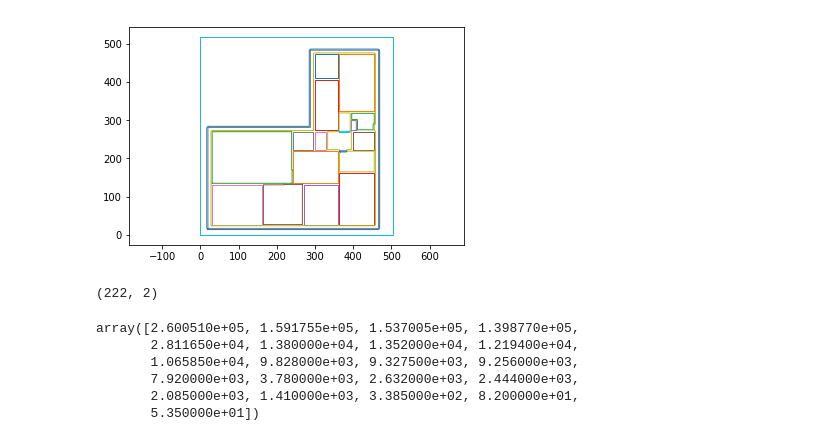
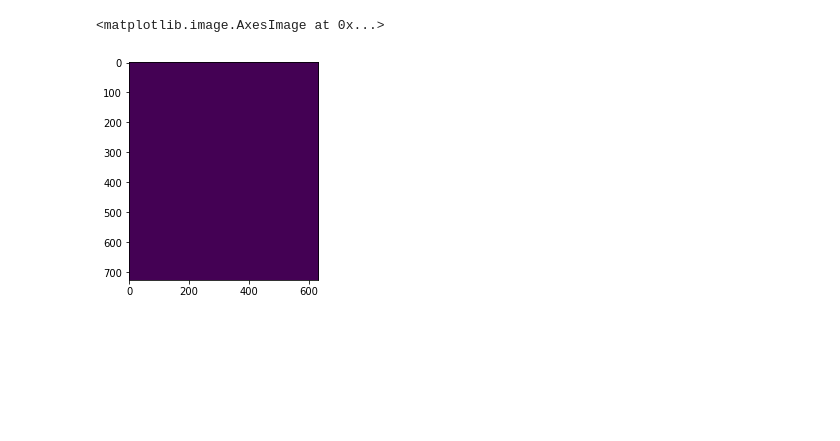
Before and after one commit to saeranv/CubiCasa5k, a Jupyter notebook: floorplan_bem/floorplan_bem.ipynb, the cells around one changed output. Drawn from its saved outputs; the diff is of its cells as text; code cells hidden in the pictures; blank space fills up the shorter version.

```diff
--- a/floorplan_bem/floorplan_bem.ipynb
+++ b/floorplan_bem/floorplan_bem.ipynb
@@ -148,55 +437,0 @@ img_x, img_y = img.shape
-# %%
-
-block_size = 5 # size of pixel neighborhood for threshold
-bias = 2 # subtract from mean
-
-_thresh = cv2.adaptiveThreshold(
-    img, 255, cv2.ADAPTIVE_THRESH_GAUSSIAN_C, cv2.THRESH_BINARY, block_size, bias)
-
-#plt.imshow(_thresh, cmap='gray')
-#print(np.unique(thresh))
-
-#kernel = cv2.getStructuringElement(cv2.MORPH_ELLIPSE,(1,1))
-#_thresh = cv2.dilate(_thresh, kernel).copy()
-# the '[:-1]' is used to skip the contour at the outer border of the image
-#_contours = cv2.findContours(_thresh, cv2.RETR_TREE, cv2.CHAIN_APPROX_SIMPLE)
-_, _contours, hier = cv2.findContours(_thresh, cv2.RETR_CCOMP, cv2.CHAIN_APPROX_SIMPLE)
-contours = _contours
-n_contours = len(contours)
-
-# https://docs.opencv.org/3.4/d9/d8b/tutorial_py_contours_hierarchy.html
-# [Next, Previous, First_Child, Parent]
-#parents = hier[:, 2]
-#parents = parents[np.where(parents > 0)]
-
-xpts, ypts = [], []
-f, a = plt.subplots(1, 1)
-poly_contours = [0.0] * n_contours
-for i in range(n_contours):
-    poly_contour = connect_xy(*extract_xy(contours[i]))
-    poly_contours[i] = poly_contour
-    xpts.extend(poly_contour[0])
-    ypts.extend(poly_contour[1])
-    a.plot(*poly_contour, linewidth=1)
-    a.axis('equal')
-# %% [output]
-[figure, removed]
-# %%
-# Project to x/y axis
-xpts, ypts = np.array(xpts), np.array(ypts)
-_zeros = np.zeros(len(xpts))
-_xproj = np.array([xpts, _zeros]).T
-_yproj = np.array([_zeros, ypts]).T
-_pts = np.array([xpts, ypts]).T
-print(_xproj.shape)
-# %% [output]
-(222, 2)
-# %%
-np.sort([to_poly_sh(*polyc).area for polyc in poly_contours])[::-1]
-# %% [output]
-array([2.600510e+05, 1.591755e+05, 1.537005e+05, 1.398770e+05,
-       2.811650e+04, 1.380000e+04, 1.352000e+04, 1.219400e+04,
-       1.065850e+04, 9.828000e+03, 9.327500e+03, 9.256000e+03,
-       7.920000e+03, 3.780000e+03, 2.632000e+03, 2.444000e+03,
-       2.085000e+03, 1.410000e+03, 3.385000e+02, 8.200000e+01,
-       5.350000e+01])
@@ -290,0 +438,19 @@ yproj = _yproj @ _FLIP_ORTHO2D_MTX
+# %%
+threshed_rooms = []
+for i, rm_class in enumerate(np.unique(_rooms)):
+    _room = np.where(_rooms == rm_class, 1, 0)
+    room = _room.astype(np.float64)
+    dx = np.abs(np.diff(room, axis=0, prepend=0.0))
+    dy = np.abs(np.diff(room, axis=1, prepend=0.0))
+    diff = dx + dy
+    diff = np.where(diff > 0, 255, 0)
+    room = diff.astype(np.uint8)
+
+    #_, a = plt.subplots(figsize=figsize_default)
+    #a.imshow(room)
+    threshed_rooms.append(room)
+
+#plt.imshow(threshed_rooms[2])
+# %% [output]
+<matplotlib.image.AxesImage at 0x...>
+[figure, added]
```
Also changed, not shown: parts of 14 cells of this notebook, 3 other files.
